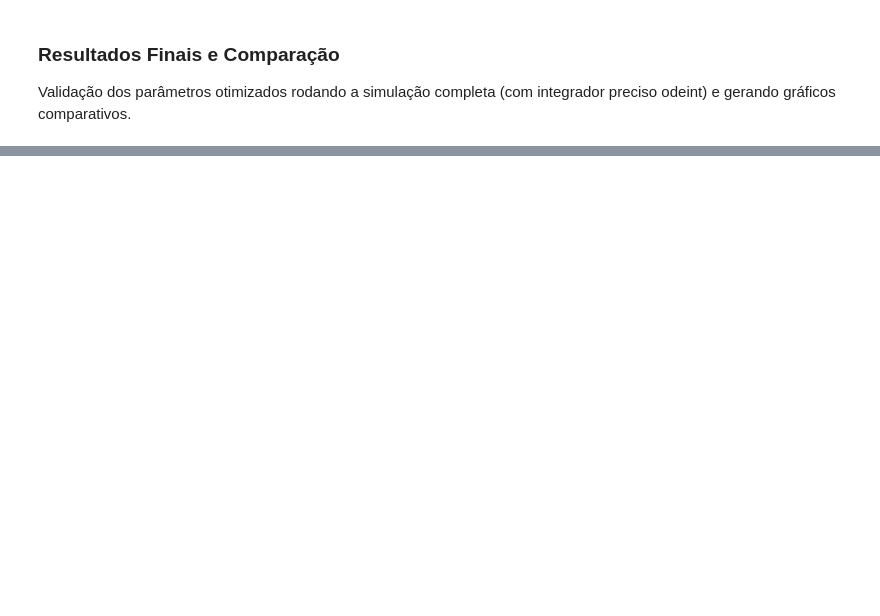
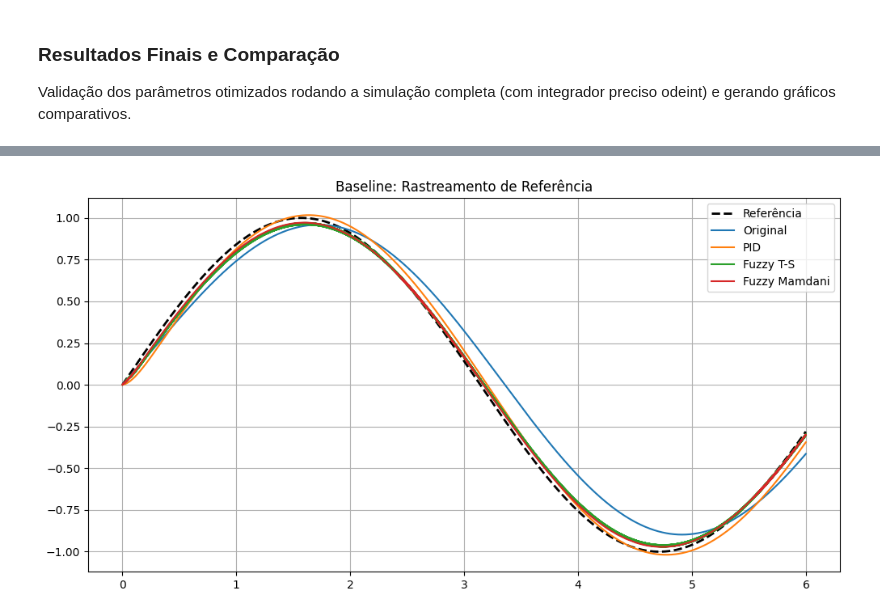
Before and after one commit to rafaelrsantana/Controle-Inteligente, a Jupyter notebook: tutorial_p1/motor_controller.ipynb, the cells around one changed output, grey strips where cells are left out. Cells and saved outputs as stored; diff of their text form; code cells hidden in the pictures; blank space fills up the shorter version.

```diff
--- a/tutorial_p1/motor_controller.ipynb
+++ b/tutorial_p1/motor_controller.ipynb
@@ -585,0 +465,80 @@ class FuzzyPD:
+# %%
+# Recalculando baselines para garantir consistência (Euler para todos)
+
+# Original
+states_orig_init_arr = np.zeros(n - 1)
+u_orig_init_arr = np.zeros(n - 1)
+x_orig = 0
+for i in range(n - 1):
+    ref = torque_ref[i]
+    dref = torquep_ref[i]
+    u = original_control_law(x_orig, ref, dref, k_c1, a, k, a_model_error, k_model_error)
+    u = np.clip(u, -100, 100)
+    u_orig_init_arr[i] = u
+    dx = -a * k * x_orig + k * u
+    x_orig = x_orig + dx * t_sim_step
+    states_orig_init_arr[i] = x_orig
+
+# PID
+states_pid_init_arr, u_pid_init_arr = run_full_sim(w_init)
+
+# Fuzzy Takagi-Sugeno
+fuzzy_ts_init = FuzzyTakagiSugeno(w_fuzzy_init)
+states_fz_ts_init_arr = np.zeros(n - 1)
+x = 0
+prev_error = 0
+for i in range(n - 1):
+    ref = torque_ref[i]
+    error = ref - x
+    derr = (error - prev_error) / t_sim_step if i > 0 else 0
+    u = fuzzy_ts_init.calcular(error, derr)
+    u = np.clip(u, -100, 100)
+    dx = -a * k * x + k * u
+    x = x + dx * t_sim_step
+    states_fz_ts_init_arr[i] = x
+    prev_error = error
+
+# Fuzzy Mamdani
+fuzzy_mam_init = FuzzyMamdani(w_fuzzy_init)
+states_fz_mam_init_arr = np.zeros(n - 1)
+x = 0
+prev_error = 0
+for i in range(n - 1):
+    ref = torque_ref[i]
+    error = ref - x
+    derr = (error - prev_error) / t_sim_step if i > 0 else 0
+    u = fuzzy_mam_init.calcular(error, derr)
+    u = np.clip(u, -100, 100)
+    dx = -a * k * x + k * u
+    x = x + dx * t_sim_step
+    states_fz_mam_init_arr[i] = x
+    prev_error = error
+
+# Índices
+idx_orig_base = calculate_indices(torque_ref[:-1], states_orig_init_arr, time_vector[:-1], t_sim_step)
+idx_pid_base = calculate_indices(torque_ref[:-1], states_pid_init_arr[:, 0], time_vector[:-1], t_sim_step)
+idx_fz_ts = calculate_indices(torque_ref[:-1], states_fz_ts_init_arr, time_vector[:-1], t_sim_step)
+idx_fz_mam = calculate_indices(torque_ref[:-1], states_fz_mam_init_arr, time_vector[:-1], t_sim_step)
+
+print("\n" + "="*80)
+print(f"{'TABELA: COMPARAÇÃO BASELINE':^80}")
+print("="*80)
+print(f"{'MÉTODO':<20} | {'MAE':<10} | {'MSE':<10} | {'ITAE':<10} | {'GOODHART':<10}")
+print("-" * 80)
+print(f"{'Original (Init)':<20} | {idx_orig_base[0]:.4f}     | {idx_orig_base[1]:.4f}     | {idx_orig_base[2]:.4f}     | {idx_orig_base[3]:.4f}")
+print(f"{'PID (Init)':<20} | {idx_pid_base[0]:.4f}     | {idx_pid_base[1]:.4f}     | {idx_pid_base[2]:.4f}     | {idx_pid_base[3]:.4f}")
+print(f"{'Fuzzy T-S (Init)':<20} | {idx_fz_ts[0]:.4f}     | {idx_fz_ts[1]:.4f}     | {idx_fz_ts[2]:.4f}     | {idx_fz_ts[3]:.4f}")
+print(f"{'Fuzzy Mam (Init)':<20} | {idx_fz_mam[0]:.4f}     | {idx_fz_mam[1]:.4f}     | {idx_fz_mam[2]:.4f}     | {idx_fz_mam[3]:.4f}")
+print("="*80 + "\n")
+
+plt.figure(figsize=(12, 6))
+plt.title("Baseline: Rastreamento de Referência")
+plt.plot(time_vector[:-1], torque_ref[:-1], "k--", linewidth=2, label="Referência")
+plt.plot(time_vector[:-1], states_orig_init_arr, label="Original")
+plt.plot(time_vector[:-1], states_pid_init_arr[:, 0], label="PID")
+plt.plot(time_vector[:-1], states_fz_ts_init_arr, label="Fuzzy T-S")
+plt.plot(time_vector[:-1], states_fz_mam_init_arr, label="Fuzzy Mamdani")
+plt.legend()
+plt.grid(True)
+plt.show()
+# %% [output]
@@ -586 +555,2 @@ class FuzzyPD:
+[figure, added]
 # %% [markdown]
```
Also changed, not shown: parts of 31 cells of this notebook, 7 other files.
